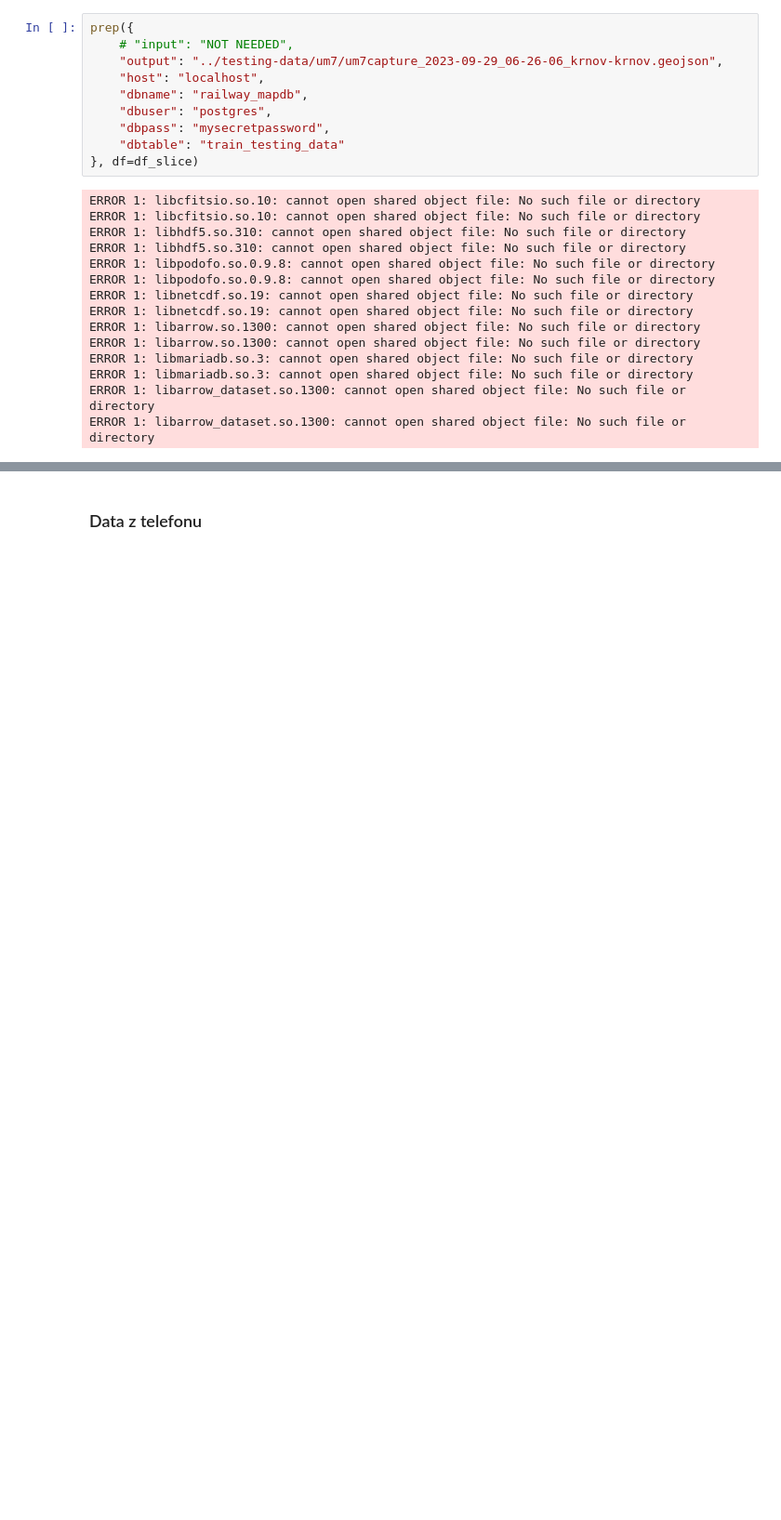
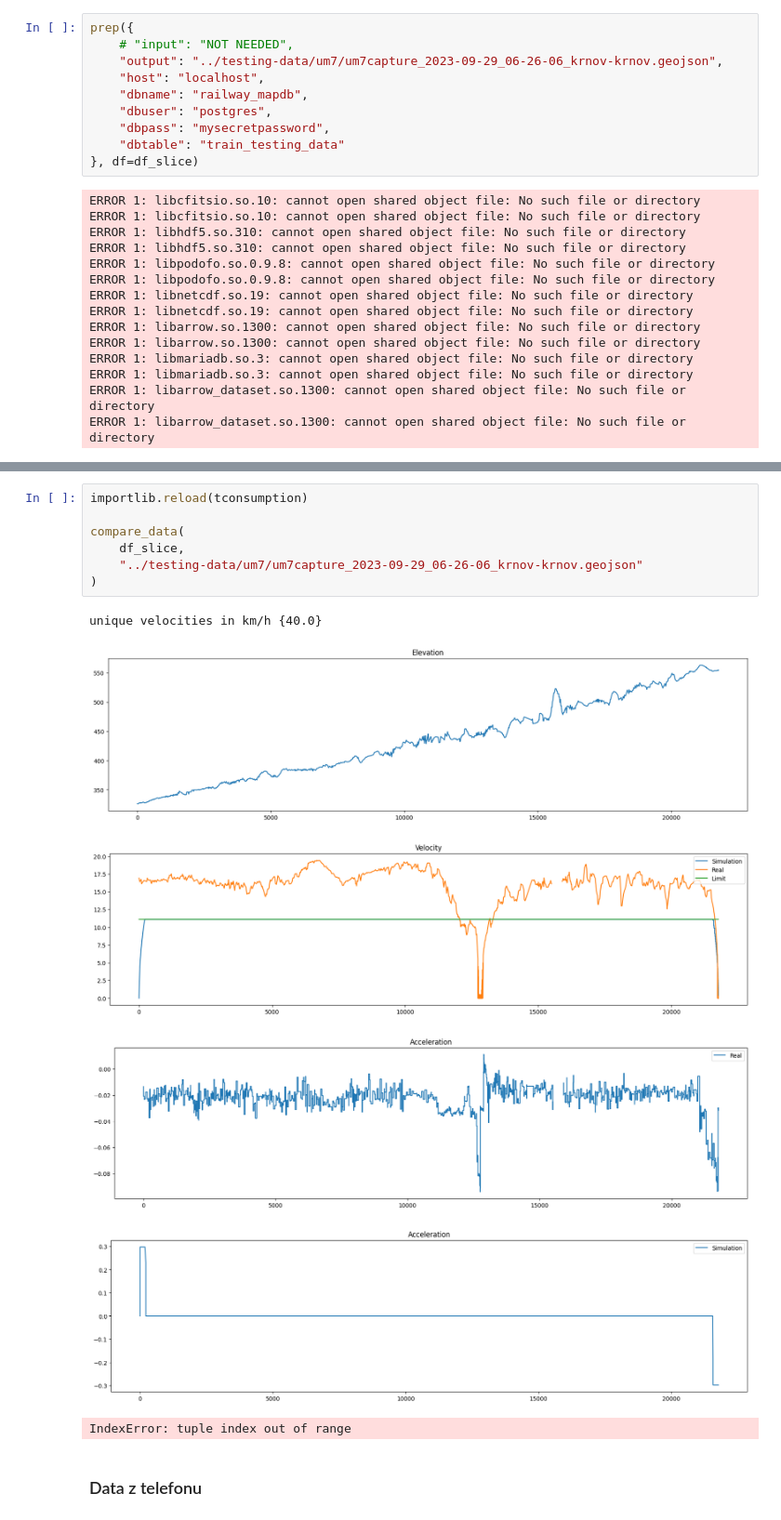
Before and after one commit to Sawy7/trainmap-consumption-api, a Jupyter notebook: train-exploration/train-exploration.ipynb, the cells around one changed output, grey strips where cells are left out. Shown at 93% size. Saved outputs shown, nothing was run; the diff lists cells and outputs as text; blank space fills up the shorter version.

```diff
--- a/train-exploration/train-exploration.ipynb
+++ b/train-exploration/train-exploration.ipynb
@@ -261,3 +321,17 @@ unique velocities in km/h {70.0, 75.0, 80.0, 50.0, 95.0}
+# %%
+importlib.reload(tconsumption)
+
+compare_data(
+    df_slice,
+    "../testing-data/um7/um7capture_2023-09-29_06-26-06_krnov-krnov.geojson"
+)
+# %% [output]
+unique velocities in km/h {40.0}
+[figure, added]
+[figure, added]
+[figure, added]
+[figure, added]
+IndexError: tuple index out of range
 # %% [markdown]
 ### Data z telefonu
 # %%
```
Also changed, not shown: parts of 11 cells of this notebook, 2 other files.
